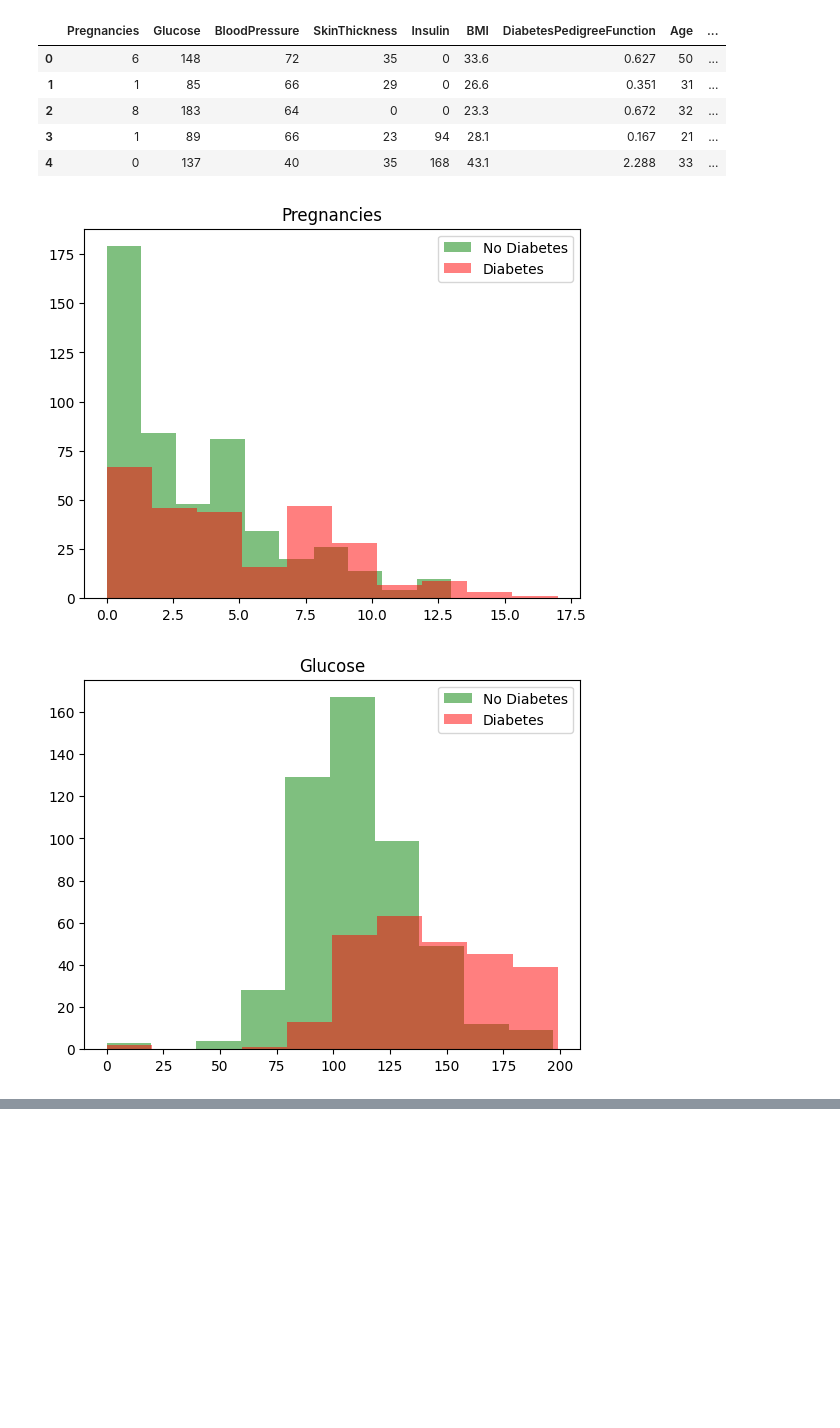
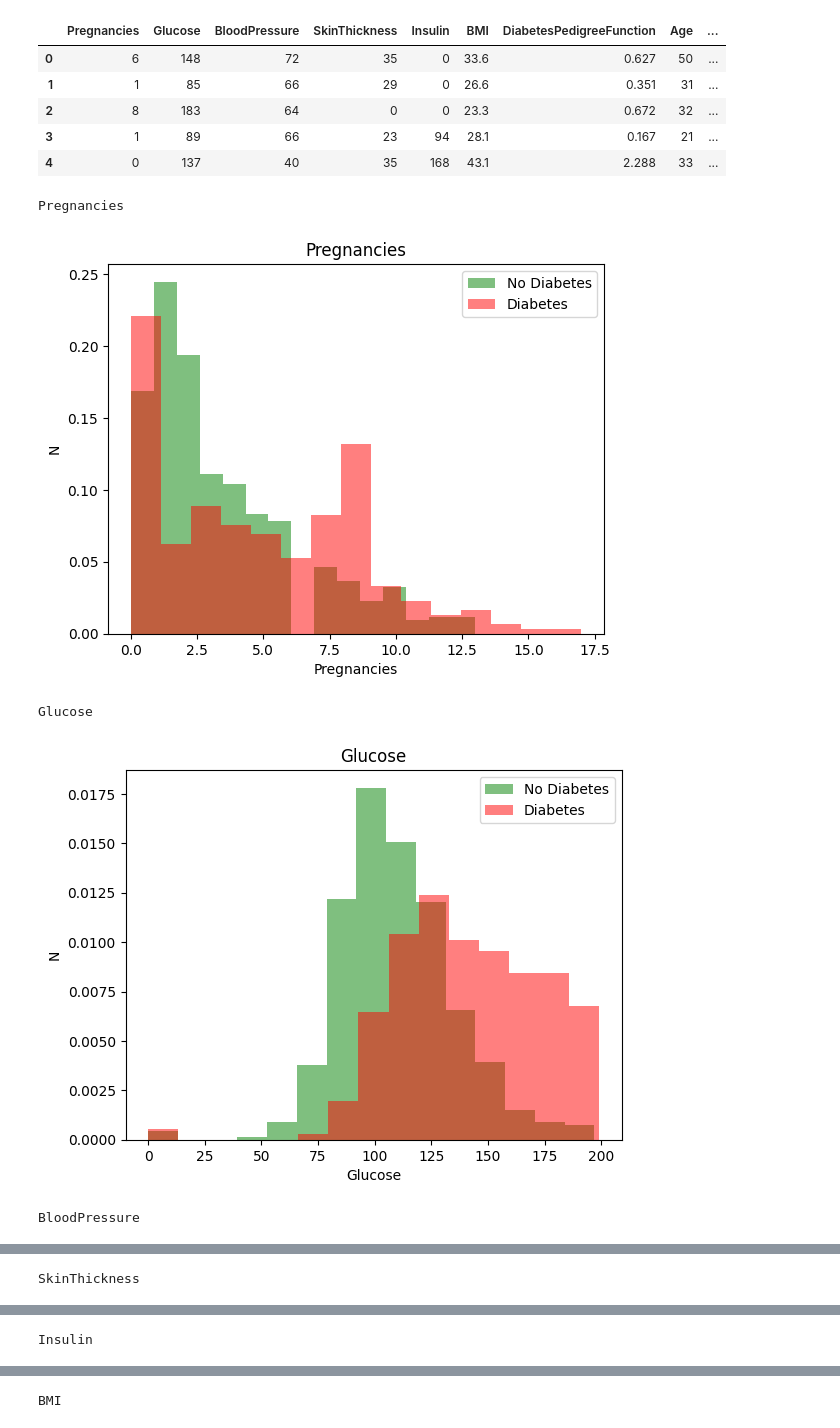
Before and after one commit to mjfactor/diabetes-prediction, a Jupyter notebook: main.ipynb, the cells around one changed output, grey strips where cells are left out. Drawn from its saved outputs; the diff is of its cells as text; code cells hidden in the pictures; blank space fills up the shorter version.

```diff
--- a/main.ipynb
+++ b/main.ipynb
@@ -14,11 +16,18 @@ df.head()
 | 4 | 0 | 137 | 40 | 35 | 168 | 43.1 | 2.288 | 33 | ... |
 # %%
 for label in df.columns[:-1]:
-    plt.hist(df[df["Outcome"]==0][label], bins=10, alpha=0.5, label="No Diabetes", color='Green')
-    plt.hist(df[df["Outcome"]==1][label], bins=10, alpha=0.5, label="Diabetes", color='red' )
-    plt.legend(loc='upper right')
+    print(label)
+    plt.hist(df[df["Outcome"]==0][label], label="No Diabetes", color='Green', density= True, alpha=0.5, bins=15)
+    plt.hist(df[df["Outcome"]==1][label], label="Diabetes", color='red', density= True, alpha=0.5, bins=15)
+
+    plt.legend()
     plt.title(label)
+    plt.ylabel("N")
+    plt.xlabel(label)
     plt.show()
 # %% [output]
+Pregnancies
-[figure, old version]
+[figure, new version]
+Glucose
-[figure, old version]
+[figure, new version]
+BloodPressure
@@ -25,0 +35 @@ for label in df.columns[:-1]:
+SkinThickness
@@ -26,0 +37 @@ for label in df.columns[:-1]:
+Insulin
@@ -27,0 +39 @@ for label in df.columns[:-1]:
+BMI
```
Also changed, not shown: parts of 4 cells of this notebook, 2 other files.
